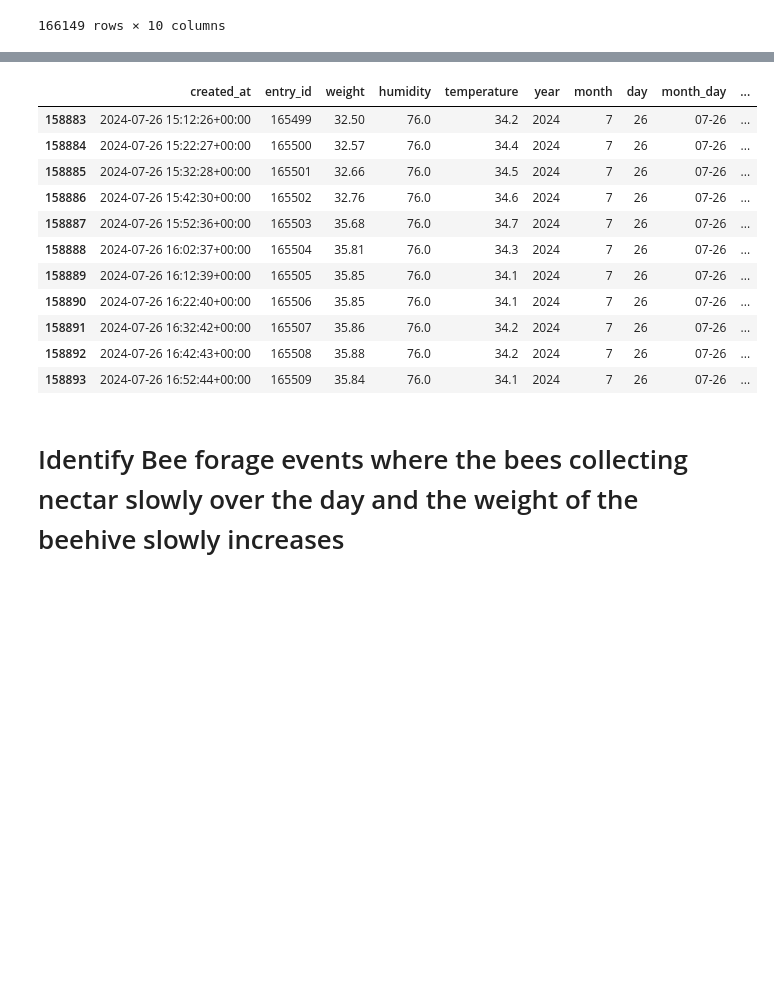
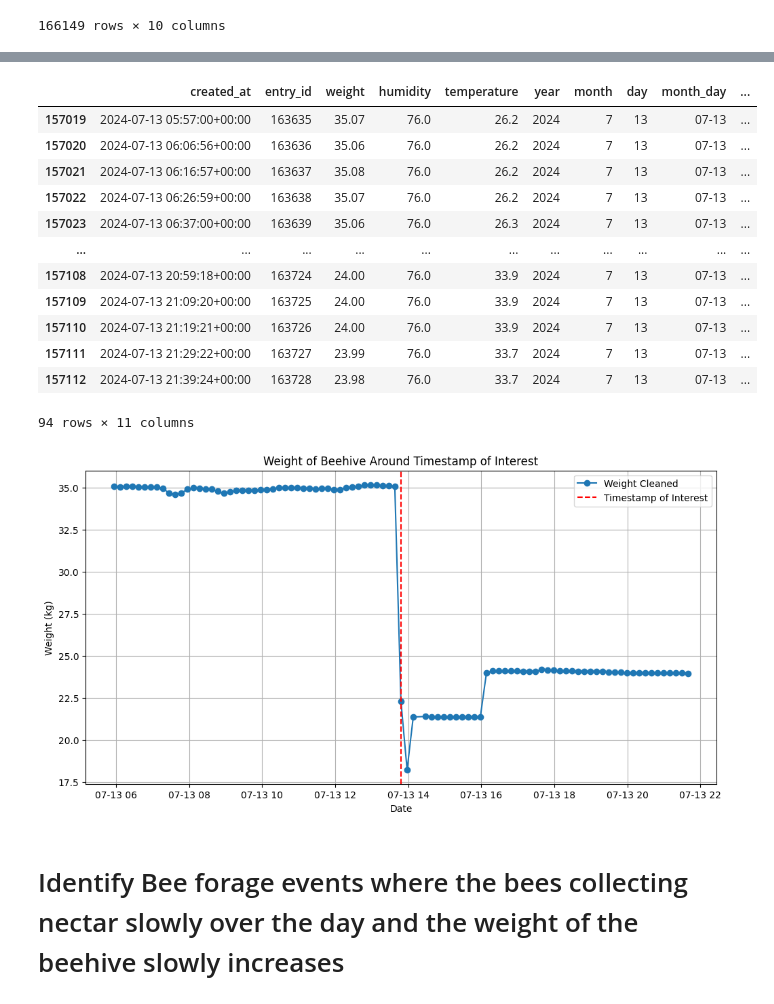
Before and after one commit to timbolo6/streamlit_bee_dasbhoard, a Jupyter notebook: find_events_from_weight_sensor.ipynb, the cells around one changed output, grey strips where cells are left out. Cells and saved outputs as stored; diff of their text form; code cells hidden in the pictures; blank space fills up the shorter version.

```diff
--- a/find_events_from_weight_sensor.ipynb
+++ b/find_events_from_weight_sensor.ipynb
@@ -43,8 +43,8 @@ dtype: object
 # %%
 # Identify feeding events by looking for large changes in weight
-# Calculate weight difference with a rolling window of 1 hour (6 measurements, since data is every 10 minutes)
-data['weight_diff'] = data['weight_cleaned'] - data['weight_cleaned'].rolling(window=6).median()
-display(data.head(10))
+# Calculate weight difference using the diff method
+data['weight_diff'] = data['weight_cleaned'].diff()
+
 # Identify feeding events (weight change greater than or equal to 3 kg, either increase or decrease)
 feeding_events = data[data['weight_diff'].abs() >= 3]
 
@@ -77,32 +144,45 @@ display(feeding_events_august)
 # %%
 # Define the timestamp of interest
-timestamp_of_interest = '2024-07-26 16:02:37+00:00'
+timestamp_of_interest = '2024-07-13 13:48:04+00:00'
 
 # Convert the 'created_at' column to datetime if it is not already
 data['created_at'] = pd.to_datetime(data['created_at'])
 
 # Define a time window around the timestamp of interest (e.g., 1 hour before and after)
-time_window = pd.Timedelta(hours=1)
+time_window = pd.Timedelta(hours=8)
 
 # Filter the data for the time window around the timestamp of interest
 filtered_data = data[(data['created_at'] >= pd.to_datetime(timestamp_of_interest) - time_window) &
                      (data['created_at'] <= pd.to_datetime(timestamp_of_interest) + time_window)]
 
 # Display the filtered data
 display(filtered_data)
+
+# Plot the filtered data
+plt.figure(figsize=(12, 6))
+plt.plot(filtered_data['created_at'], filtered_data['weight_cleaned'], marker='o', linestyle='-', label='Weight Cleaned')
+plt.axvline(pd.to_datetime(timestamp_of_interest), color='r', linestyle='--', label='Timestamp of Interest')
+plt.xlabel('Date')
+plt.ylabel('Weight (kg)')
+plt.title('Weight of Beehive Around Timestamp of Interest')
+plt.grid(True)
+plt.legend()
+plt.show()
 # %% [output]
 |  | created_at | entry_id | weight | humidity | temperature | year | month | day | month_day | ... |
-| 158883 | 2024-07-26 15:12:26+00:00 | 165499 | 32.50 | 76.0 | 34.2 | 2024 | 7 | 26 | 07-26 | ... |
-| 158884 | 2024-07-26 15:22:27+00:00 | 165500 | 32.57 | 76.0 | 34.4 | 2024 | 7 | 26 | 07-26 | ... |
-| 158885 | 2024-07-26 15:32:28+00:00 | 165501 | 32.66 | 76.0 | 34.5 | 2024 | 7 | 26 | 07-26 | ... |
-| 158886 | 2024-07-26 15:42:30+00:00 | 165502 | 32.76 | 76.0 | 34.6 | 2024 | 7 | 26 | 07-26 | ... |
-| 158887 | 2024-07-26 15:52:36+00:00 | 165503 | 35.68 | 76.0 | 34.7 | 2024 | 7 | 26 | 07-26 | ... |
-| 158888 | 2024-07-26 16:02:37+00:00 | 165504 | 35.81 | 76.0 | 34.3 | 2024 | 7 | 26 | 07-26 | ... |
-| 158889 | 2024-07-26 16:12:39+00:00 | 165505 | 35.85 | 76.0 | 34.1 | 2024 | 7 | 26 | 07-26 | ... |
-| 158890 | 2024-07-26 16:22:40+00:00 | 165506 | 35.85 | 76.0 | 34.1 | 2024 | 7 | 26 | 07-26 | ... |
-| 158891 | 2024-07-26 16:32:42+00:00 | 165507 | 35.86 | 76.0 | 34.2 | 2024 | 7 | 26 | 07-26 | ... |
-| 158892 | 2024-07-26 16:42:43+00:00 | 165508 | 35.88 | 76.0 | 34.2 | 2024 | 7 | 26 | 07-26 | ... |
-| 158893 | 2024-07-26 16:52:44+00:00 | 165509 | 35.84 | 76.0 | 34.1 | 2024 | 7 | 26 | 07-26 | ... |
+| 157019 | 2024-07-13 05:57:00+00:00 | 163635 | 35.07 | 76.0 | 26.2 | 2024 | 7 | 13 | 07-13 | ... |
+| 157020 | 2024-07-13 06:06:56+00:00 | 163636 | 35.06 | 76.0 | 26.2 | 2024 | 7 | 13 | 07-13 | ... |
+| 157021 | 2024-07-13 06:16:57+00:00 | 163637 | 35.08 | 76.0 | 26.2 | 2024 | 7 | 13 | 07-13 | ... |
+| 157022 | 2024-07-13 06:26:59+00:00 | 163638 | 35.07 | 76.0 | 26.2 | 2024 | 7 | 13 | 07-13 | ... |
+| 157023 | 2024-07-13 06:37:00+00:00 | 163639 | 35.06 | 76.0 | 26.3 | 2024 | 7 | 13 | 07-13 | ... |
+| ... | ... | ... | ... | ... | ... | ... | ... | ... | ... | ... |
+| 157108 | 2024-07-13 20:59:18+00:00 | 163724 | 24.00 | 76.0 | 33.9 | 2024 | 7 | 13 | 07-13 | ... |
+| 157109 | 2024-07-13 21:09:20+00:00 | 163725 | 24.00 | 76.0 | 33.9 | 2024 | 7 | 13 | 07-13 | ... |
+| 157110 | 2024-07-13 21:19:21+00:00 | 163726 | 24.00 | 76.0 | 33.9 | 2024 | 7 | 13 | 07-13 | ... |
+| 157111 | 2024-07-13 21:29:22+00:00 | 163727 | 23.99 | 76.0 | 33.7 | 2024 | 7 | 13 | 07-13 | ... |
+| 157112 | 2024-07-13 21:39:24+00:00 | 163728 | 23.98 | 76.0 | 33.7 | 2024 | 7 | 13 | 07-13 | ... |
+94 rows × 11 columns
+[figure, added]
 # %% [markdown]
 # Identify Bee forage events where the bees collecting nectar slowly over the day and the weight of the beehive slowly increases
 # %%
```
Also changed, not shown: parts of 4 cells of this notebook, 3 other files.
